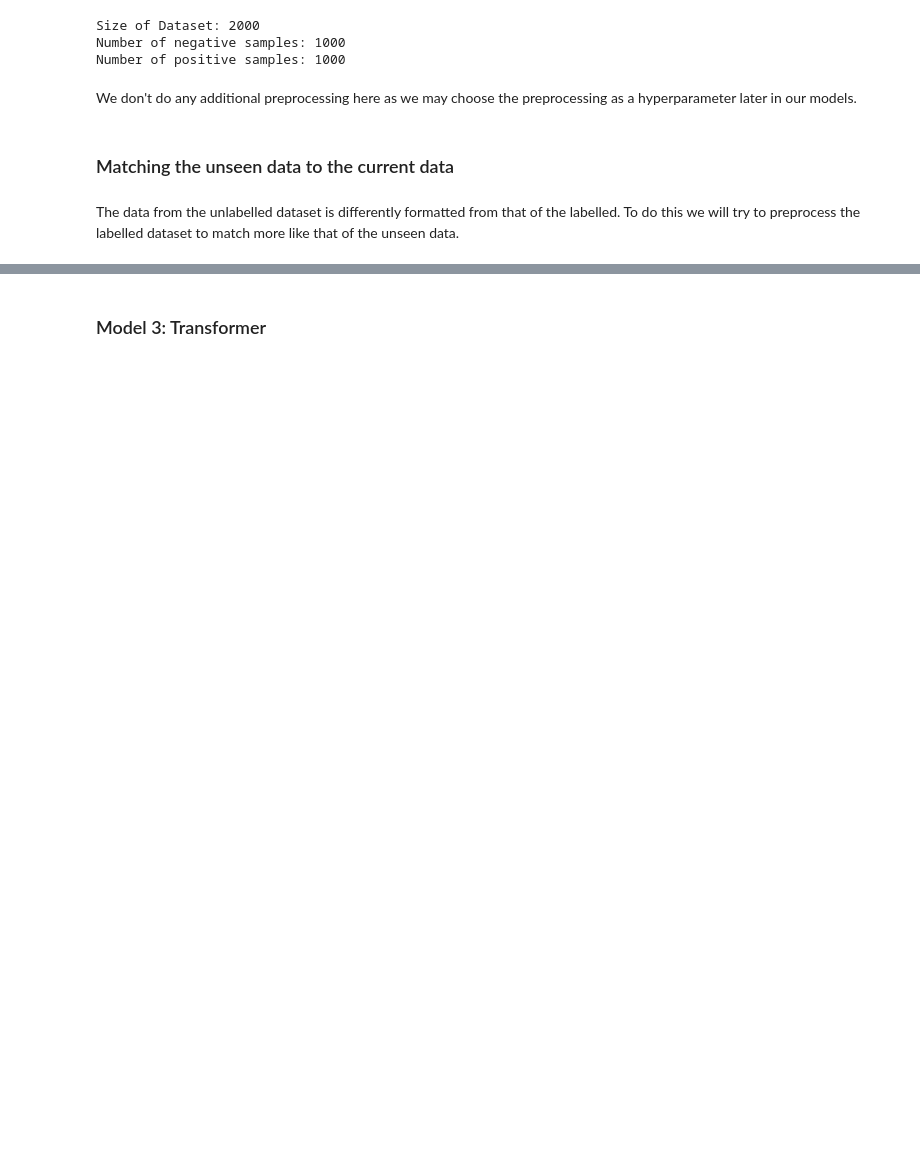
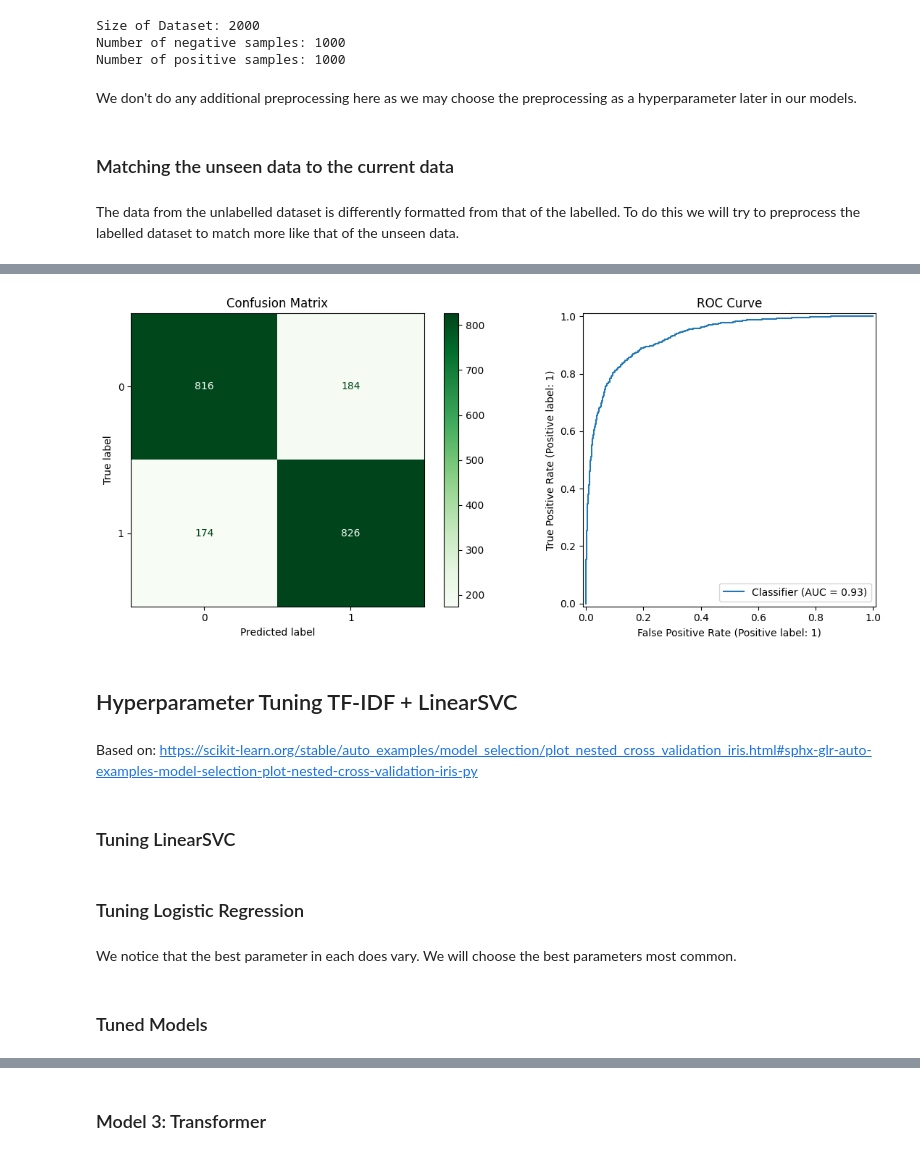
Before and after one commit to Vladislav-Antipin/nlp-document-classification, a Jupyter notebook: notebooks/rital_project/movies/movies.ipynb, the cells around one changed output, grey strips where cells are left out. Cells and saved outputs as stored; diff of their text form; code cells hidden in the pictures; blank space fills up the shorter version.

Commit message:
Finish up movies notebook

```diff
--- a/notebooks/rital_project/movies/movies.ipynb
+++ b/notebooks/rital_project/movies/movies.ipynb
@@ -249,3 +67,0 @@ Train the model on the full dataset before using it on the unseen data.
-# %%
-best_model_svc.fit(x, y)
-y_unseen_pred = best_model_svc.predict(x_unseen)
@@ -326,0 +142,4 @@ The new score of 0.89 we get is not better than what we had for tuned SVC.
+# %%
+model_svc_default.fit(x, y)
+pred_svc_default = model_svc_default.predict(x_unseen)
+write_solution(pred_svc_default, "submissions/submission-movie-2-default-svc.csv")
@@ -326,0 +148,19 @@ The new score of 0.89 we get is not better than what we had for tuned SVC.
+# %%
+from sklearn.linear_model import LogisticRegression
+
+model_logreg_default = Pipeline(
+    [("tfidf", TfidfVectorizer()), ("clf", LogisticRegression())]
+)
+
+scores_logreg_default = cross_validate(
+    model_logreg_default, x, y, cv=cv, scoring=["accuracy", "f1", "precision", "recall"]
+)
+
+results_logreg_default = {
+    "accuracy": np.mean(scores_logreg_default["test_accuracy"]),
+    "f1": np.mean(scores_logreg_default["test_f1"]),
+    "precision": np.mean(scores_logreg_default["test_precision"]),
+    "recall": np.mean(scores_logreg_default["test_recall"]),
+}
+
+write_results_to_csv(results_logreg_default, "results/default-tfidf-logreg.csv")
@@ -326,0 +179,22 @@ The new score of 0.89 we get is not better than what we had for tuned SVC.
+# %%
+model_logreg_default.fit(x, y)
+pred_logreg_default = model_logreg_default.predict(x_unseen)
+write_solution(pred_logreg_default, "submissions/submission-movie-3-default-logreg.csv")
+# %%
+y_pred_logreg_default = cross_val_predict(model_logreg_default, x, y, cv=cv)
+y_pred_logreg_default_proba = cross_val_predict(
+    model_logreg_default, x, y, cv=cv, method="decision_function"
+)  # Not proba in the case of LinearSVC
+
+create_confusion_matrix_and_roc_curve(
+    y,
+    y_pred_logreg_default,
+    y_pred_svc_default_proba,
+    "figures/cm-roc-logreg-default.pdf",
+)
+# %% [output]
+[figure, added]
+# %% [markdown]
+## Hyperparameter Tuning TF-IDF + LinearSVC
+# %% [markdown]
+Based on: https://scikit-learn.org/stable/auto_examples/model_selection/plot_nested_cross_validation_iris.html#sphx-glr-auto-examples-model-selection-plot-nested-cross-validation-iris-py
@@ -326,0 +203,2 @@ The new score of 0.89 we get is not better than what we had for tuned SVC.
+# %% [markdown]
+### Tuning LinearSVC
@@ -326,0 +255,2 @@ The new score of 0.89 we get is not better than what we had for tuned SVC.
+# %% [markdown]
+### Tuning Logistic Regression
@@ -326,0 +307,4 @@ The new score of 0.89 we get is not better than what we had for tuned SVC.
+# %% [markdown]
+We notice that the best parameter in each does vary. We will choose the best parameters most common.
+# %% [markdown]
+### Tuned Models
```
Also changed, not shown: parts of 127 cells of this notebook, 56 other files.
